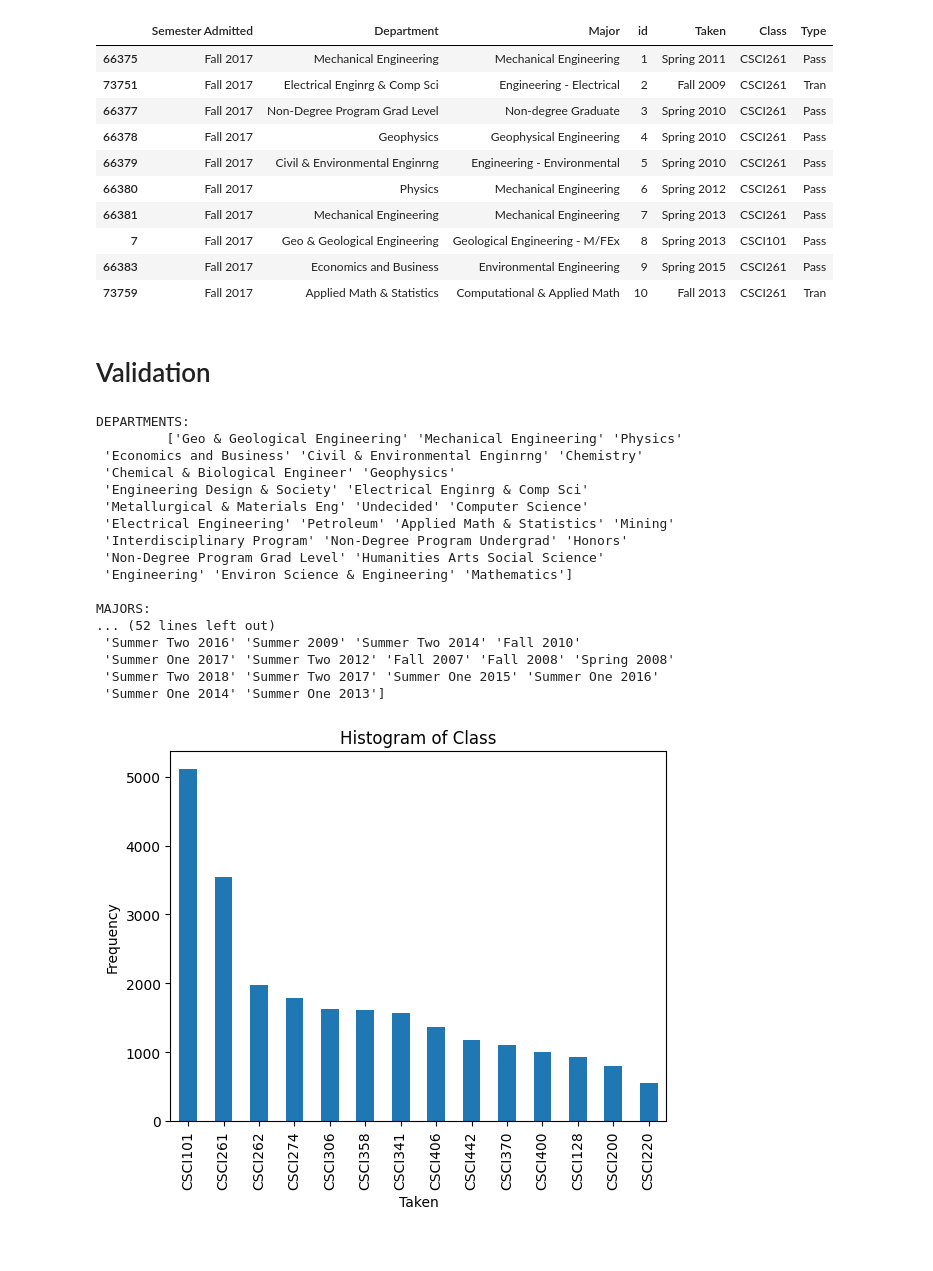
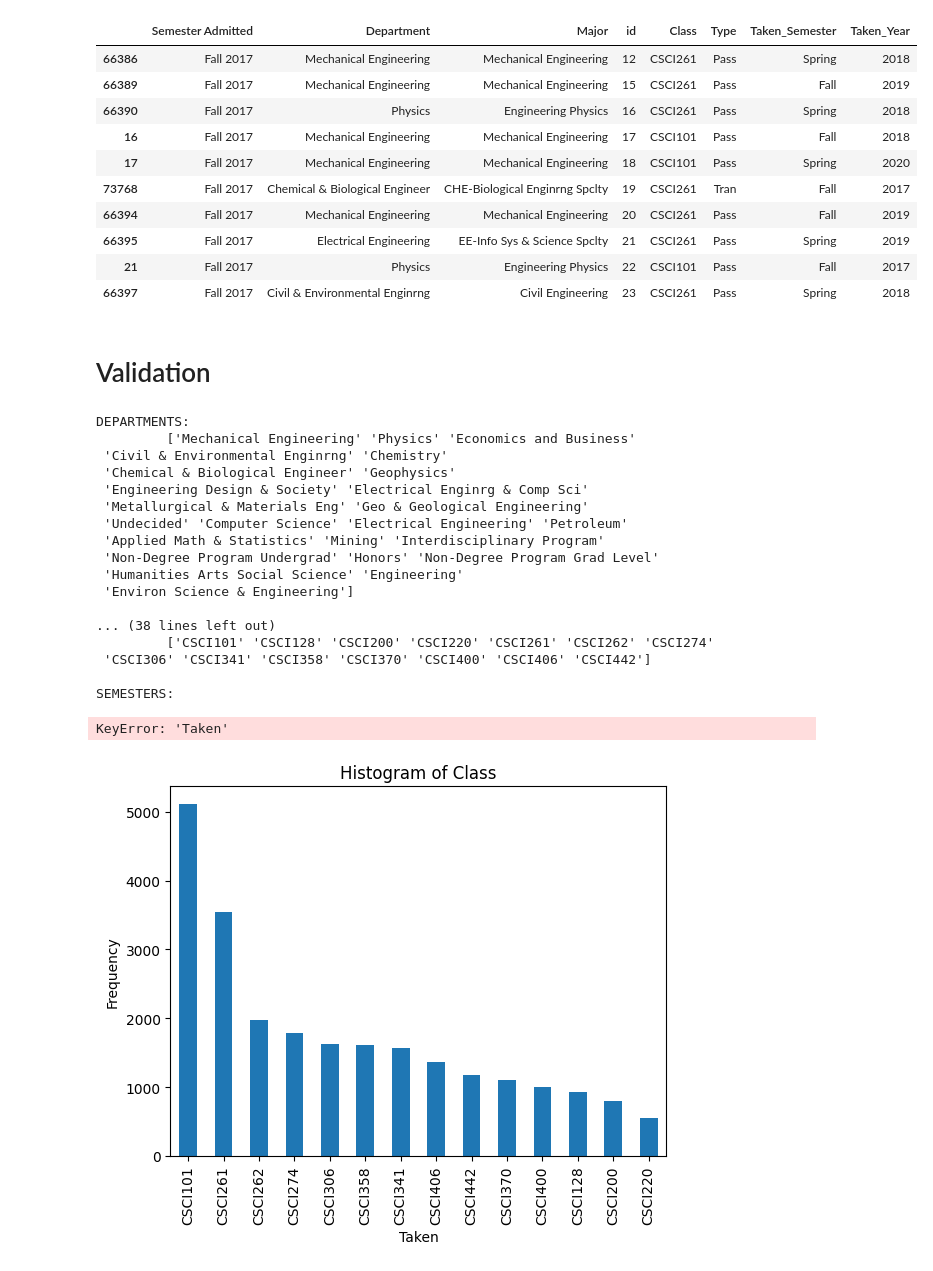
Before and after one commit to ifrycolorado/Enrollment_Project, a Jupyter notebook: src/pivot.ipynb, the cells around one changed output. Cells and saved outputs as stored; diff of their text form; code cells hidden in the pictures.

```diff
--- a/src/pivot.ipynb
+++ b/src/pivot.ipynb
@@ -11,32 +11,40 @@ df['id'] = range(1, len(df) + 1)
 # %%
 # pivot table from wide to long
 melted_df = pd.melt(df, id_vars=['Semester Admitted', 'Department', 'Major', 'id'], var_name='Class_Semester', value_name='Taken')
 
 # filter out NaN rows
 melted_df = melted_df.dropna(subset=['Taken', 'Department', 'Major'])
 
 # split 'Class_Semester' into 'Class' and 'Semester'
 melted_df[['Class', 'Semester_Type']] = melted_df['Class_Semester'].str.split('_', n=1, expand=True)
 melted_df = melted_df.drop(columns=['Class_Semester'])
 
 # split Semester_Type into Pass or Tran
 melted_df[['Type', 'Garbage']] = melted_df['Semester_Type'].str.split('_', n=1, expand=True)
 melted_df = melted_df.drop(columns=['Garbage', 'Semester_Type'])
 
+# split taken
+melted_df[['Taken_Semester', 'Taken_Year']] = melted_df['Taken'].str.rsplit(' ', n=1, expand=True)
+melted_df = melted_df.drop(columns=['Taken'])
+
+# remove semesters prior to Fall 2017
+melted_df = melted_df[melted_df['Taken_Year'].astype(int) > 2016]
+melted_df = melted_df[~((melted_df['Taken_Year'].astype(int) == 2017) & (melted_df['Taken_Semester'] == 'Spring'))]
+
 # Display the first few rows to verify
 melted_df.sort_values(by='id').head(10)
 # %% [output]
-|  | Semester Admitted | Department | Major | id | Taken | Class | Type |
-| 66375 | Fall 2017 | Mechanical Engineering | Mechanical Engineering | 1 | Spring 2011 | CSCI261 | Pass |
-| 73751 | Fall 2017 | Electrical Enginrg & Comp Sci | Engineering - Electrical | 2 | Fall 2009 | CSCI261 | Tran |
-| 66377 | Fall 2017 | Non-Degree Program Grad Level | Non-degree Graduate | 3 | Spring 2010 | CSCI261 | Pass |
-| 66378 | Fall 2017 | Geophysics | Geophysical Engineering | 4 | Spring 2010 | CSCI261 | Pass |
-| 66379 | Fall 2017 | Civil & Environmental Enginrng | Engineering - Environmental | 5 | Spring 2010 | CSCI261 | Pass |
-| 66380 | Fall 2017 | Physics | Mechanical Engineering | 6 | Spring 2012 | CSCI261 | Pass |
-| 66381 | Fall 2017 | Mechanical Engineering | Mechanical Engineering | 7 | Spring 2013 | CSCI261 | Pass |
-| 7 | Fall 2017 | Geo & Geological Engineering | Geological Engineering - M/FEx | 8 | Spring 2013 | CSCI101 | Pass |
-| 66383 | Fall 2017 | Economics and Business | Environmental Engineering | 9 | Spring 2015 | CSCI261 | Pass |
-| 73759 | Fall 2017 | Applied Math & Statistics | Computational & Applied Math | 10 | Fall 2013 | CSCI261 | Tran |
+|  | Semester Admitted | Department | Major | id | Class | Type | Taken_Semester | Taken_Year |
+| 66386 | Fall 2017 | Mechanical Engineering | Mechanical Engineering | 12 | CSCI261 | Pass | Spring | 2018 |
+| 66389 | Fall 2017 | Mechanical Engineering | Mechanical Engineering | 15 | CSCI261 | Pass | Fall | 2019 |
+| 66390 | Fall 2017 | Physics | Engineering Physics | 16 | CSCI261 | Pass | Spring | 2018 |
+| 16 | Fall 2017 | Mechanical Engineering | Mechanical Engineering | 17 | CSCI101 | Pass | Fall | 2018 |
+| 17 | Fall 2017 | Mechanical Engineering | Mechanical Engineering | 18 | CSCI101 | Pass | Spring | 2020 |
+| 73768 | Fall 2017 | Chemical & Biological Engineer | CHE-Biological Enginrng Spclty | 19 | CSCI261 | Tran | Fall | 2017 |
+| 66394 | Fall 2017 | Mechanical Engineering | Mechanical Engineering | 20 | CSCI261 | Pass | Fall | 2019 |
+| 66395 | Fall 2017 | Electrical Engineering | EE-Info Sys & Science Spclty | 21 | CSCI261 | Pass | Spring | 2019 |
+| 21 | Fall 2017 | Physics | Engineering Physics | 22 | CSCI101 | Pass | Fall | 2017 |
+| 66397 | Fall 2017 | Civil & Environmental Enginrng | Civil Engineering | 23 | CSCI261 | Pass | Spring | 2018 |
 # %% [markdown]
 # Validation
 # %%
@@ -50,25 +58,26 @@ print("CLASSES:")
 print("\t", melted_df['Class'].unique(), '\n')
 
 print("SEMESTERS:")
-print("\t", melted_df['Taken'].unique(), '\n')
+print("\t", melted_df['Taken_Year'].unique(), '\n')
 # %% [output]
 DEPARTMENTS:
-         ['Geo & Geological Engineering' 'Mechanical Engineering' 'Physics'
- 'Economics and Business' 'Civil & Environmental Enginrng' 'Chemistry'
+         ['Mechanical Engineering' 'Physics' 'Economics and Business'
+ 'Civil & Environmental Enginrng' 'Chemistry'
  'Chemical & Biological Engineer' 'Geophysics'
  'Engineering Design & Society' 'Electrical Enginrg & Comp Sci'
- 'Metallurgical & Materials Eng' 'Undecided' 'Computer Science'
- 'Electrical Engineering' 'Petroleum' 'Applied Math & Statistics' 'Mining'
- 'Interdisciplinary Program' 'Non-Degree Program Undergrad' 'Honors'
- 'Non-Degree Program Grad Level' 'Humanities Arts Social Science'
- 'Engineering' 'Environ Science & Engineering' 'Mathematics']
+ 'Metallurgical & Materials Eng' 'Geo & Geological Engineering'
+ 'Undecided' 'Computer Science' 'Electrical Engineering' 'Petroleum'
+ 'Applied Math & Statistics' 'Mining' 'Interdisciplinary Program'
+ 'Non-Degree Program Undergrad' 'Honors' 'Non-Degree Program Grad Level'
+ 'Humanities Arts Social Science' 'Engineering'
+ 'Environ Science & Engineering']
 
-MAJORS:
-... (52 lines left out)
- 'Summer Two 2016' 'Summer 2009' 'Summer Two 2014' 'Fall 2010'
- 'Summer One 2017' 'Summer Two 2012' 'Fall 2007' 'Fall 2008' 'Spring 2008'
- 'Summer Two 2018' 'Summer Two 2017' 'Summer One 2015' 'Summer One 2016'
- 'Summer One 2014' 'Summer One 2013']
+... (38 lines left out)
+         ['CSCI101' 'CSCI128' 'CSCI200' 'CSCI220' 'CSCI261' 'CSCI262' 'CSCI274'
+ 'CSCI306' 'CSCI341' 'CSCI358' 'CSCI370' 'CSCI400' 'CSCI406' 'CSCI442']
+
+SEMESTERS:
+KeyError: 'Taken'
 # %%
 # plot histogram of different Taken
 melted_df['Class'].value_counts().plot(kind='bar')
```
Also changed, not shown: 1 other file.
